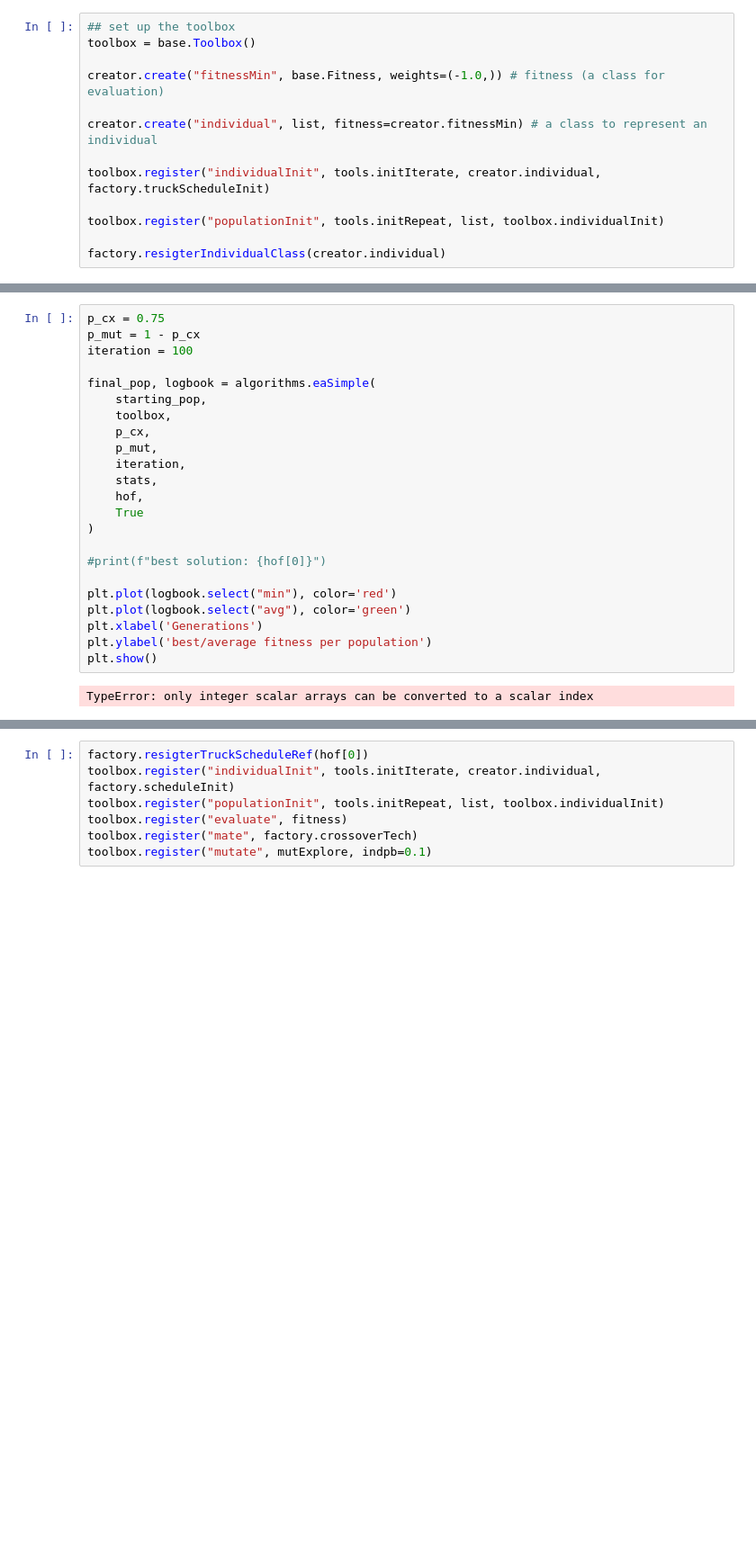
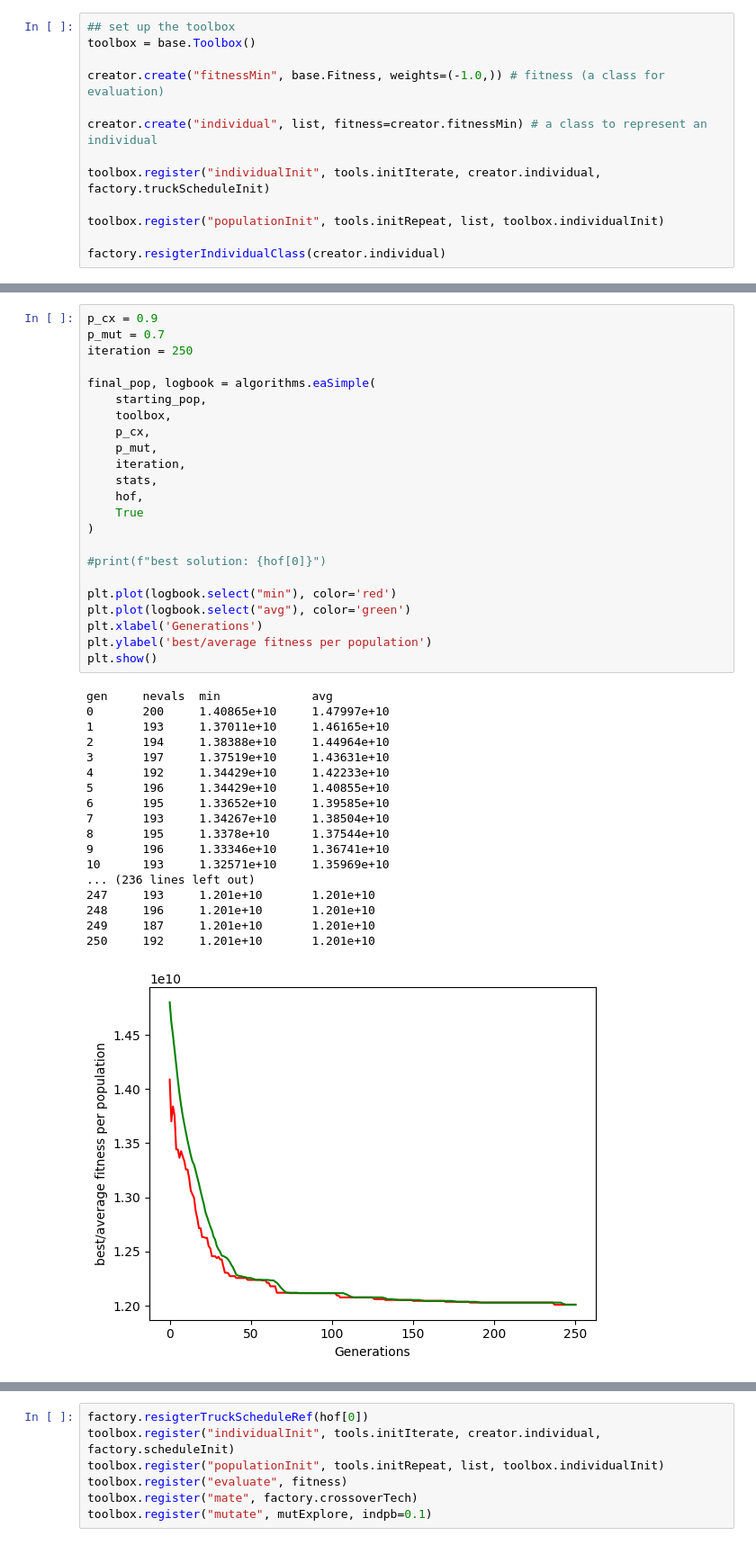
Before and after one commit to JoshuaNgerng/VRP_DEAP, a Jupyter notebook: deap.ipynb, the cells around one changed output, grey strips where cells are left out. Shown: that part at 90% size. Drawn from its saved outputs; the diff is of its cells as text; blank space fills up the shorter version.

```diff
--- a/deap.ipynb
+++ b/deap.ipynb
@@ -71,28 +91,45 @@ TruckEvalSheet(total_truck_dist=151212.3402921411, total_truck=85, max_truck=9,
 # %%
-p_cx = 0.75
-p_mut = 1 - p_cx
-iteration = 100
+p_cx = 0.9
+p_mut = 0.7
+iteration = 250
 
 final_pop, logbook = algorithms.eaSimple(
     starting_pop,
     toolbox,
     p_cx,
     p_mut,
     iteration,
     stats,
     hof,
     True
 )
 
 #print(f"best solution: {hof[0]}")
 
 plt.plot(logbook.select("min"), color='red')
 plt.plot(logbook.select("avg"), color='green')
 plt.xlabel('Generations')
 plt.ylabel('best/average fitness per population')
 plt.show()
 # %% [output]
-TypeError: only integer scalar arrays can be converted to a scalar index
+gen     nevals  min             avg
+0       200     1.40865e+10     1.47997e+10
+1       193     1.37011e+10     1.46165e+10
+2       194     1.38388e+10     1.44964e+10
+3       197     1.37519e+10     1.43631e+10
+4       192     1.34429e+10     1.42233e+10
+5       196     1.34429e+10     1.40855e+10
+6       195     1.33652e+10     1.39585e+10
+7       193     1.34267e+10     1.38504e+10
+8       195     1.3378e+10      1.37544e+10
+9       196     1.33346e+10     1.36741e+10
+10      193     1.32571e+10     1.35969e+10
+... (236 lines left out)
+247     193     1.201e+10       1.201e+10
+248     196     1.201e+10       1.201e+10
+249     187     1.201e+10       1.201e+10
+250     192     1.201e+10       1.201e+10
+[figure, added]
 # %%
 plt.plot(logbook.select("min"), color='red')
 # plt.plot(logbook.select("avg"), color='green')
```
Also changed, not shown: parts of 16 cells of this notebook, 5 other files.
